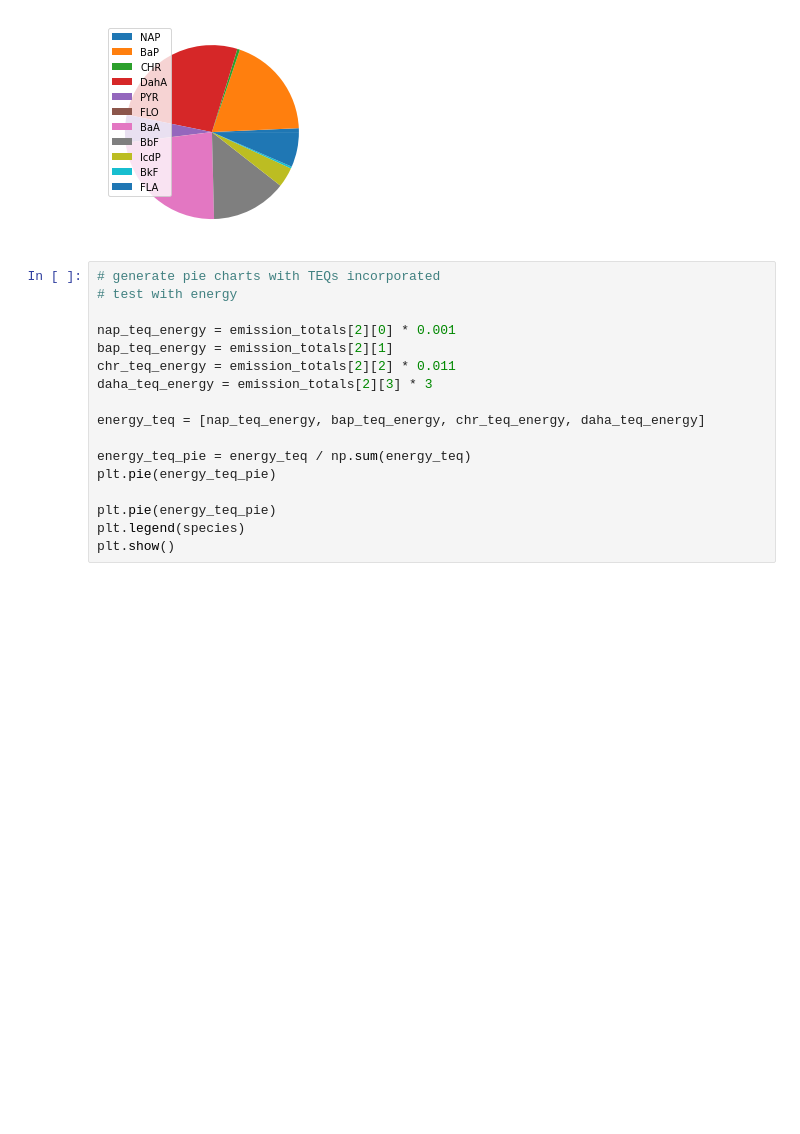
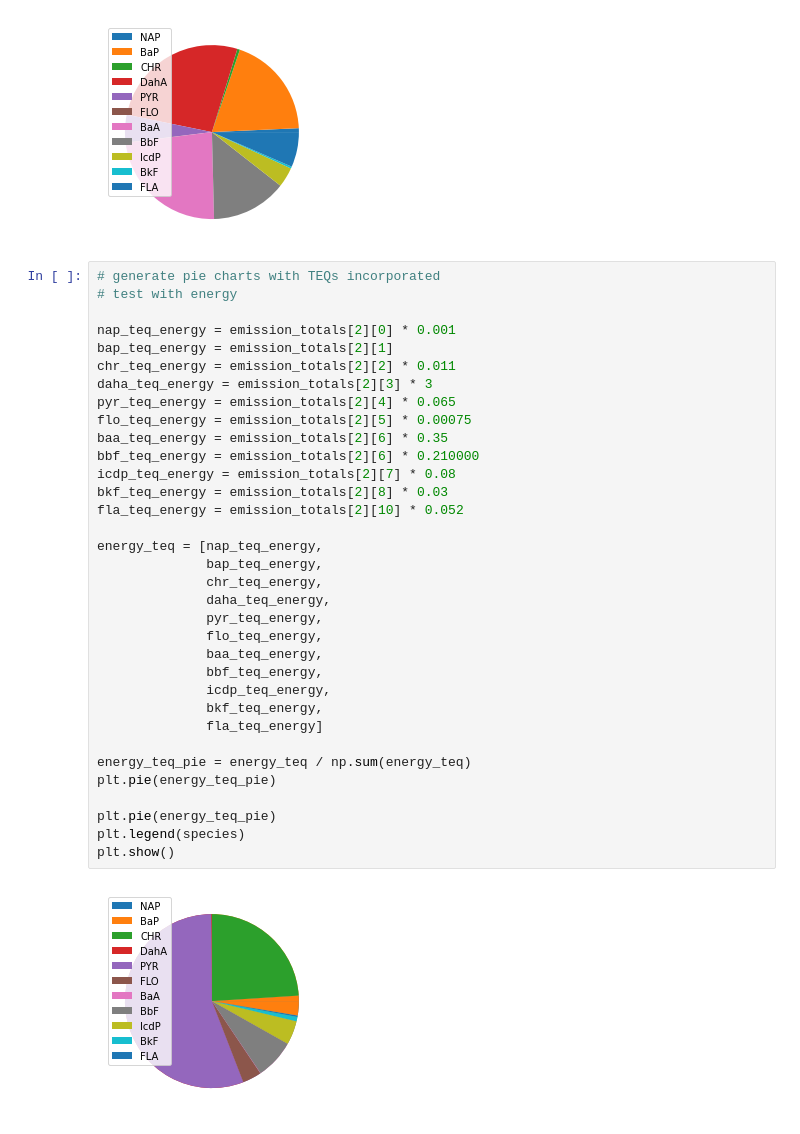
Before and after one commit to petridisha/paper-and-thesis, a Jupyter notebook: PAH Profile Characterization.ipynb, the cells around one changed output. Drawn from its saved outputs; the diff is of its cells as text; blank space fills up the shorter version.

```diff
--- a/PAH Profile Characterization.ipynb
+++ b/PAH Profile Characterization.ipynb
@@ -243,20 +346,39 @@ plt.show()
 # %%
 # generate pie charts with TEQs incorporated
 # test with energy
 
 nap_teq_energy = emission_totals[2][0] * 0.001
 bap_teq_energy = emission_totals[2][1]
 chr_teq_energy = emission_totals[2][2] * 0.011
 daha_teq_energy = emission_totals[2][3] * 3
+pyr_teq_energy = emission_totals[2][4] * 0.065
+flo_teq_energy = emission_totals[2][5] * 0.00075
+baa_teq_energy = emission_totals[2][6] * 0.35
+bbf_teq_energy = emission_totals[2][6] * 0.210000
+icdp_teq_energy = emission_totals[2][7] * 0.08
+bkf_teq_energy = emission_totals[2][8] * 0.03
+fla_teq_energy = emission_totals[2][10] * 0.052
 
-energy_teq = [nap_teq_energy, bap_teq_energy, chr_teq_energy, daha_teq_energy]
+energy_teq = [nap_teq_energy,
+              bap_teq_energy,
+              chr_teq_energy,
+              daha_teq_energy,
+              pyr_teq_energy,
+              flo_teq_energy,
+              baa_teq_energy,
+              bbf_teq_energy,
+              icdp_teq_energy,
+              bkf_teq_energy,
+              fla_teq_energy]
 
 energy_teq_pie = energy_teq / np.sum(energy_teq)
 plt.pie(energy_teq_pie)
 
 plt.pie(energy_teq_pie)
 plt.legend(species)
 plt.show()
+# %% [output]
+[figure, added]
 # %%
 # generate pie charts with TEQs incorporated
 # test with agriculture
```
Also changed, not shown: parts of 24 cells of this notebook.
